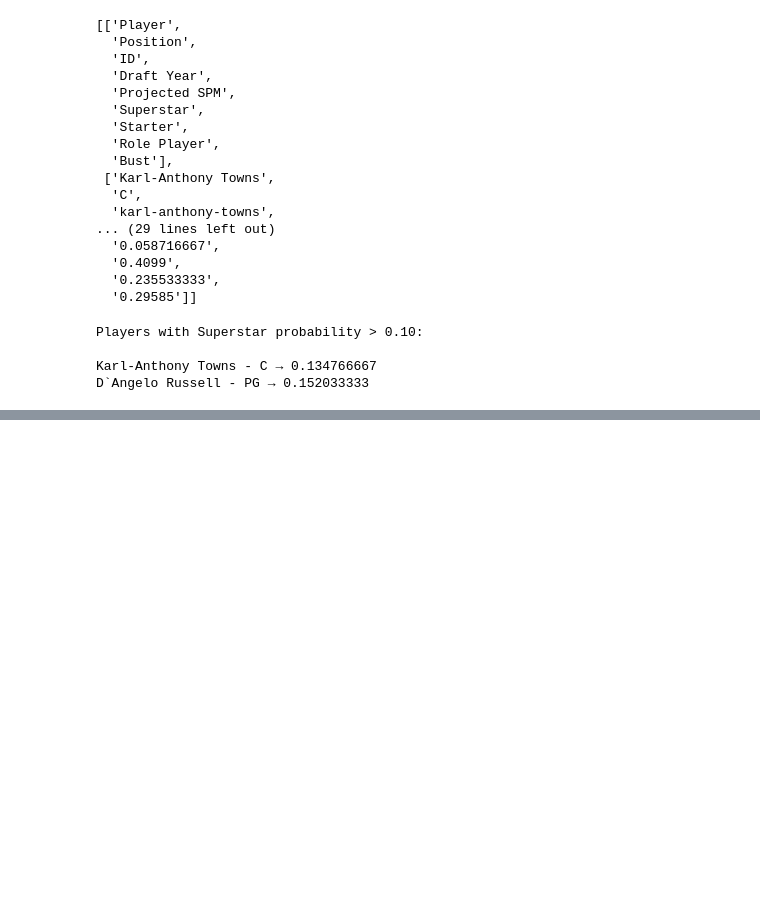
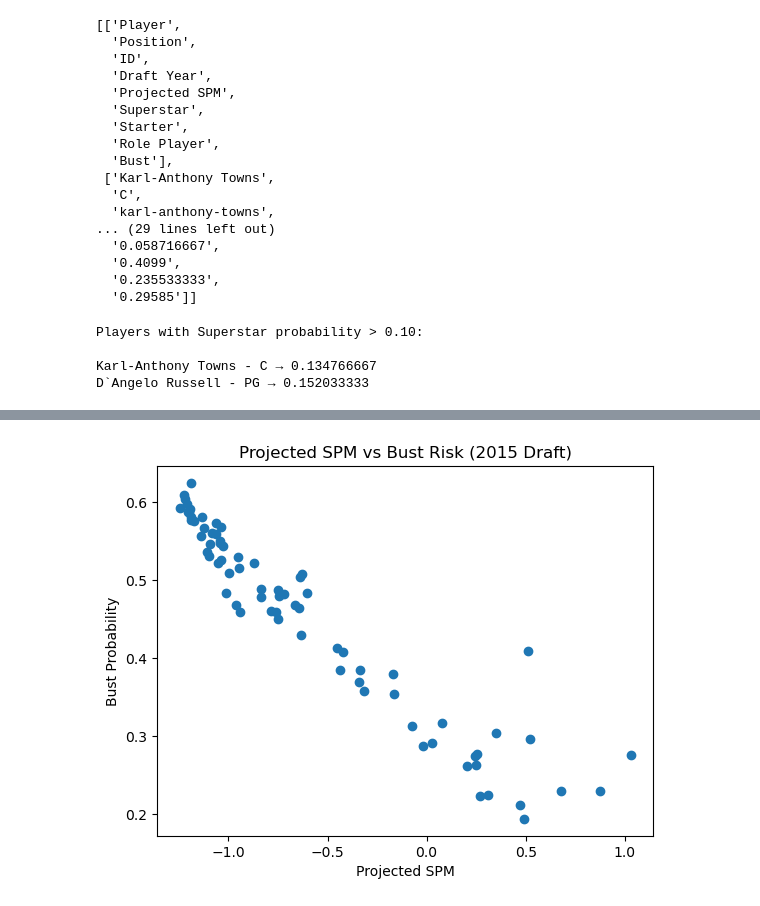
Before and after one commit to hunterthompson247/CS130-project, a Jupyter notebook: analysis.ipynb, the cells around one changed output, grey strips where cells are left out. Drawn from its saved outputs; the diff is of its cells as text; code cells hidden in the pictures; blank space fills up the shorter version.

```diff
--- a/analysis.ipynb
+++ b/analysis.ipynb
@@ -89,0 +129,10 @@ D`Angelo Russell - PG → 0.152033333
+# %%
+spm_idx = header.index("Projected SPM")
+
+top_10_players = sorted(
+    players_2015,
+    key=lambda r: float(r[spm_idx]),
+    reverse=True
+)[:10]
+
+print("Top 10 list length:", len(top_10_players))
@@ -89,0 +180,11 @@ D`Angelo Russell - PG → 0.152033333
+# %%
+spm_values = [row[spm_idx] for row in players_2015]
+bust_probs = [row[bust_idx] for row in players_2015]
+
+plt.scatter(spm_values, bust_probs)
+plt.xlabel("Projected SPM")
+plt.ylabel("Bust Probability")
+plt.title("Projected SPM vs Bust Risk (2015 Draft)")
+plt.show()
+# %% [output]
+[figure, added]
```
Also changed, not shown: parts of 7 cells of this notebook, 7 other files.
